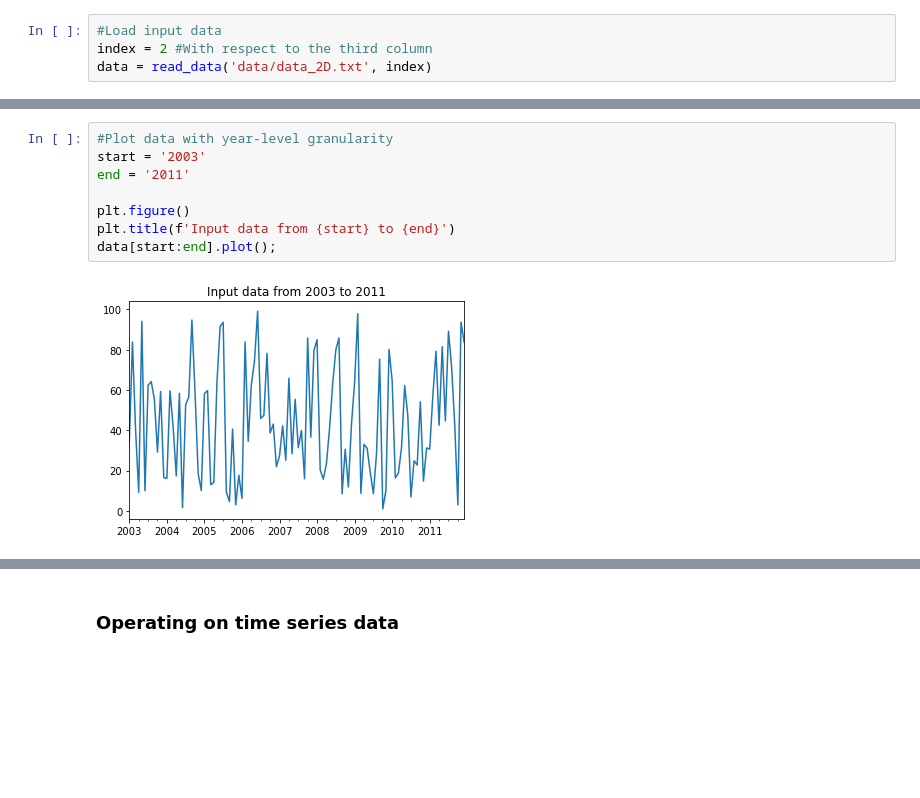
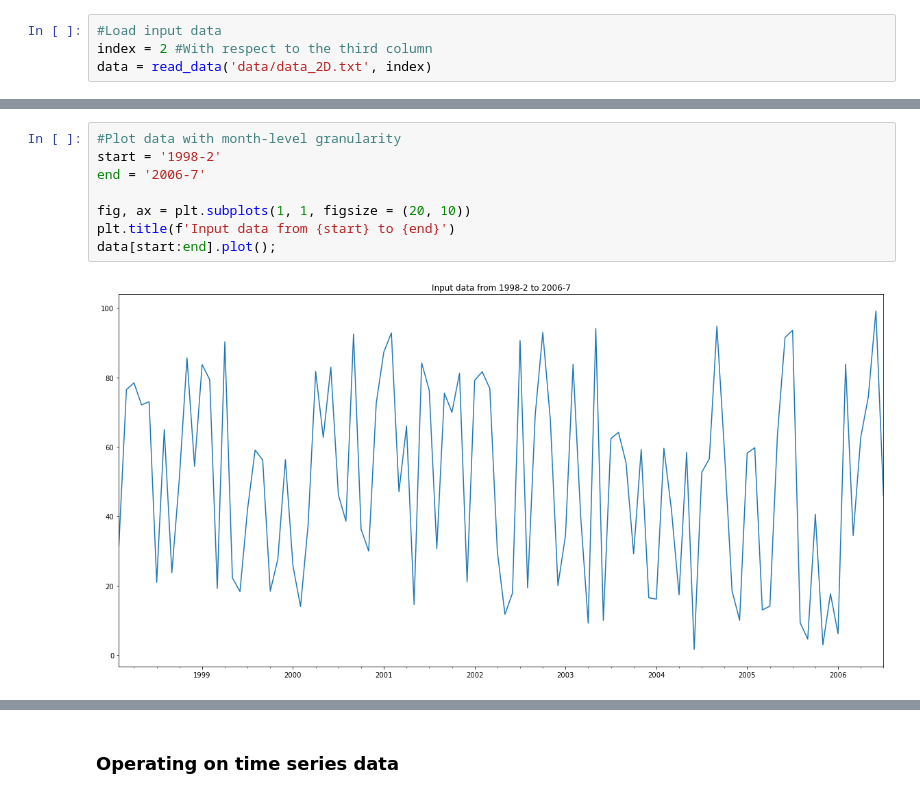
Before and after one commit to eaverine/30DaysOfAI, a Jupyter notebook: Day 27.ipynb, the cells around one changed output, grey strips where cells are left out. Drawn from its saved outputs; the diff is of its cells as text; blank space fills up the shorter version.

```diff
--- a/Day 27.ipynb
+++ b/Day 27.ipynb
@@ -13,10 +27,10 @@ data = read_data('data/data_2D.txt', index)
 # %%
-#Plot data with year-level granularity
-start = '2003'
-end = '2011'
+#Plot data with month-level granularity
+start = '1998-2'
+end = '2006-7'
 
-plt.figure()
+fig, ax = plt.subplots(1, 1, figsize = (20, 10))
 plt.title(f'Input data from {start} to {end}')
 data[start:end].plot();
 # %% [output]
-[figure, old version]
+[figure, new version]
```
Also changed, not shown: parts of 2 cells of this notebook.
